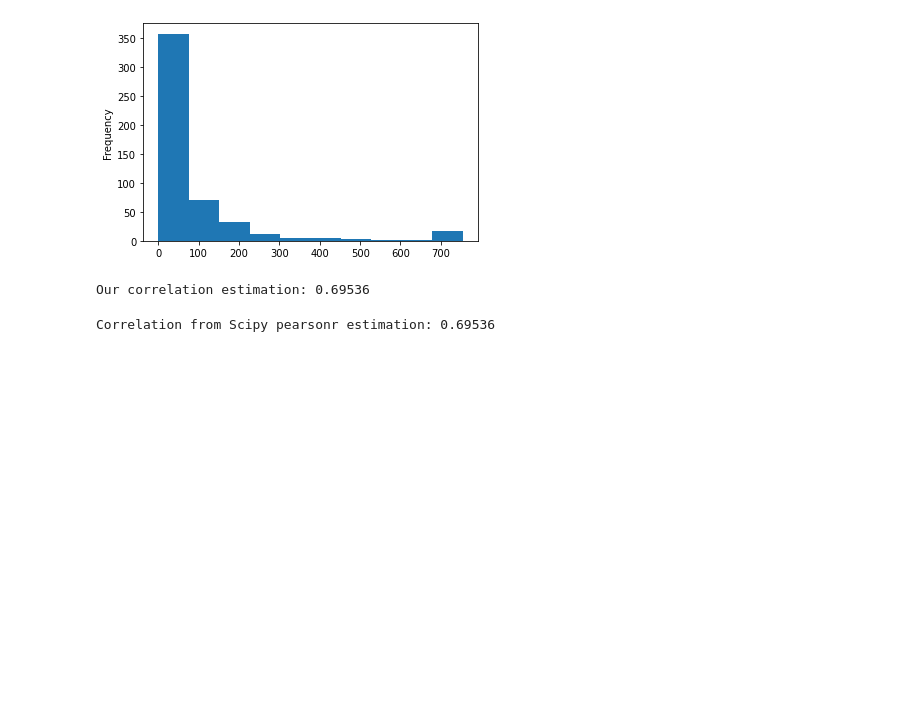
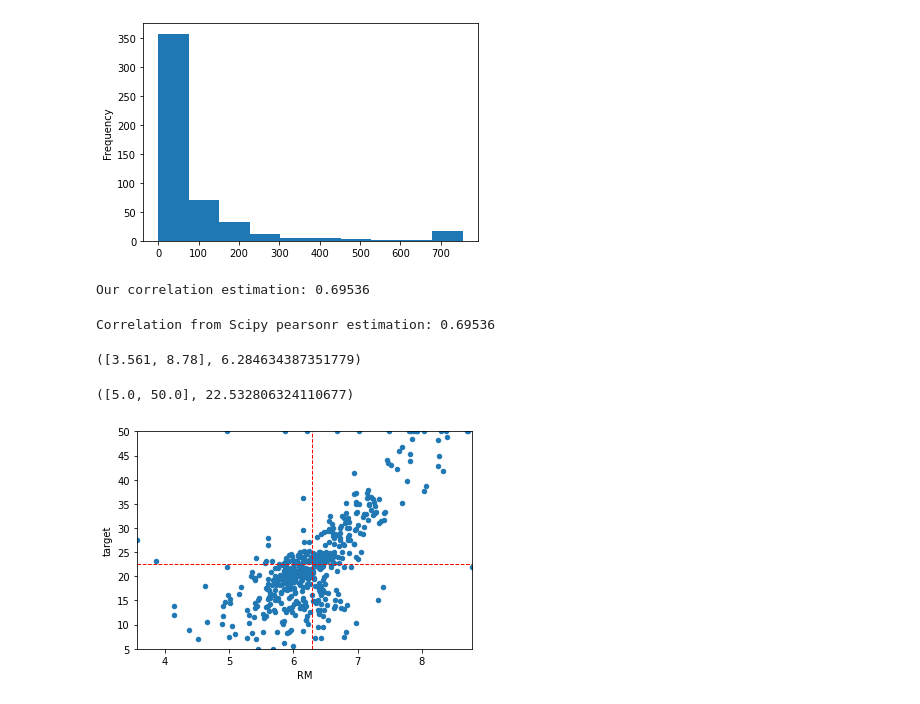
Before and after one commit to leehosung/regression, a Jupyter notebook: 2. 단순선형회귀분석 접근/2.2 기초부터 시작.ipynb, the cells around one changed output. Drawn from its saved outputs; the diff is of its cells as text; code cells hidden in the pictures; blank space fills up the shorter version.

```diff
--- a/2. 단순선형회귀분석 접근/2.2 기초부터 시작.ipynb
+++ b/2. 단순선형회귀분석 접근/2.2 기초부터 시작.ipynb
@@ -118,3 +118,22 @@ Our correlation estimation: 0.69536
 print("Correlation from Scipy pearsonr estimation: %0.5f" % (pearsonr(dataset['RM'], dataset['target'])[0]))
 # %% [output]
 Correlation from Scipy pearsonr estimation: 0.69536
+# %%
+x_range = [dataset['RM'].min(), dataset['RM'].max()]
+x_mean = dataset['RM'].mean()
+x_range, x_mean
+# %% [output]
+([3.561, 8.78], 6.284634387351779)
+# %%
+y_range = [dataset['target'].min(), dataset['target'].max()]
+y_mean = dataset['target'].mean()
+y_range, y_mean
+# %% [output]
+([5.0, 50.0], 22.532806324110677)
+# %%
+scatter_plot = dataset.plot(kind='scatter', x='RM', y='target', xlim=x_range, ylim=y_range)
+meanX = scatter_plot.plot([x_mean, x_mean], y_range, '--', color='red', linewidth=1)
+meanY = scatter_plot.plot(x_range, [y_mean, y_mean], '--', color='red', linewidth=1)
+plt.show()
+# %% [output]
+[figure, added]
```
Also changed, not shown: 1 other file.
